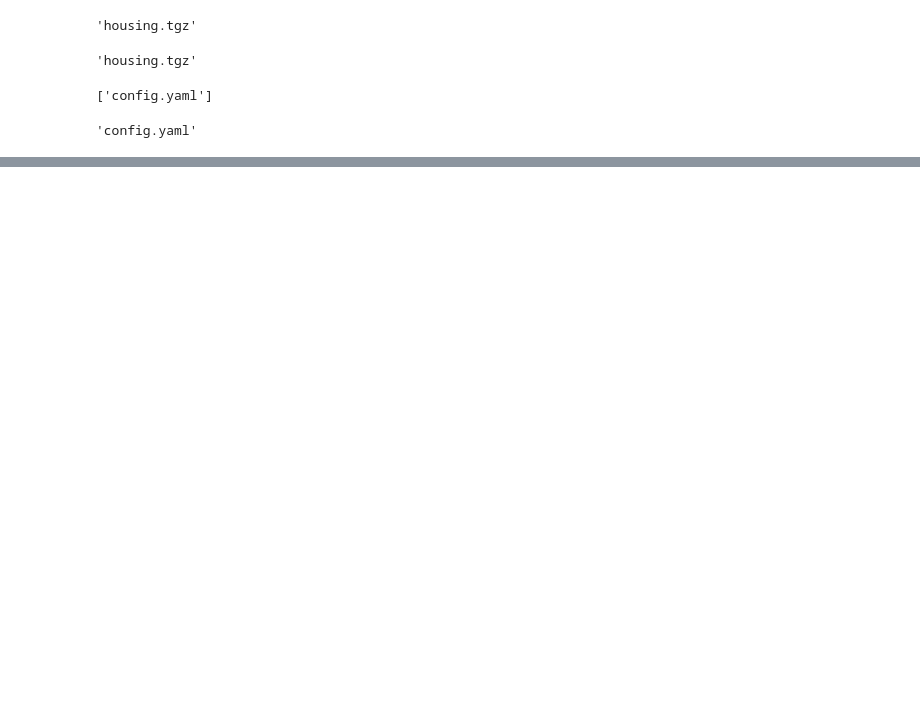
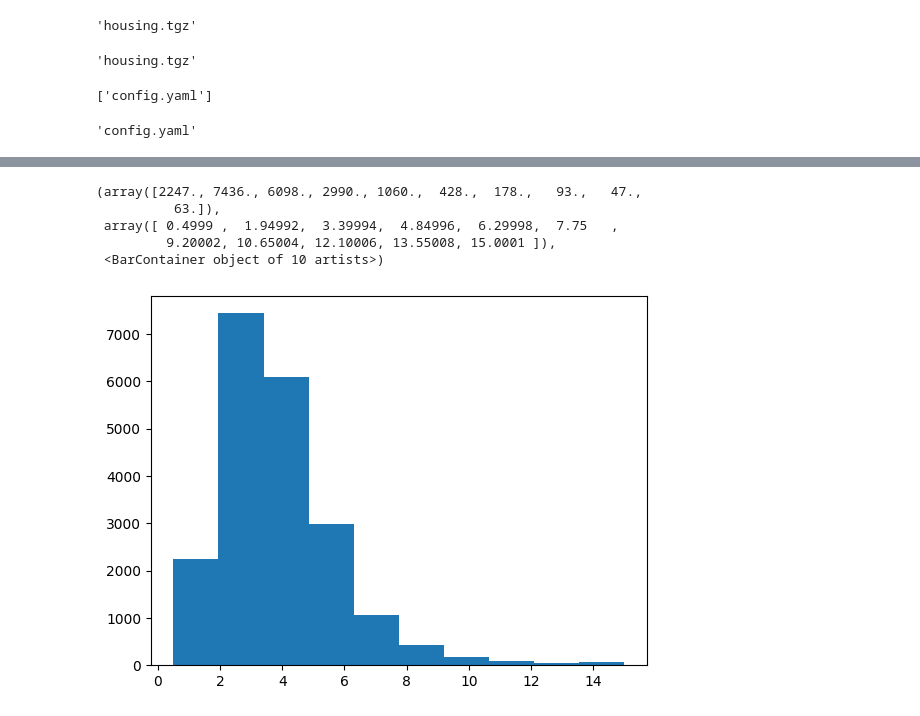
Before and after one commit to PyBeginner1/machine_learning_project, a Jupyter notebook: notebook/ml2.ipynb, the cells around one changed output, grey strips where cells are left out. Cells and saved outputs as stored; diff of their text form; code cells hidden in the pictures; blank space fills up the shorter version.

```diff
--- a/notebook/ml2.ipynb
+++ b/notebook/ml2.ipynb
@@ -20,3 +20,9 @@ os.listdir(f_path)
 os.listdir(f_path)[0]
 # %% [output]
 'config.yaml'
+# %%
+import pandas as pd
+import numpy as np
+csv_file = r'D:\iNeuron\Complete Project\CI-CD Pipeline\machine_learning_project\housing\artifact\data_ingestion\2022-11-26-19-37-14\raw_data\housing.csv'
+
+housing_data_frame =  pd.read_csv(csv_file)
@@ -22,0 +81,9 @@ os.listdir(f_path)[0]
+# %%
+plt.hist(housing_data_frame['median_income'])
+# %% [output]
+(array([2247., 7436., 6098., 2990., 1060.,  428.,  178.,   93.,   47.,
+          63.]),
+ array([ 0.4999 ,  1.94992,  3.39994,  4.84996,  6.29998,  7.75   ,
+         9.20002, 10.65004, 12.10006, 13.55008, 15.0001 ]),
+ <BarContainer object of 10 artists>)
+[figure, added]
```
Also changed, not shown: parts of 40 cells of this notebook, 8 other files.
